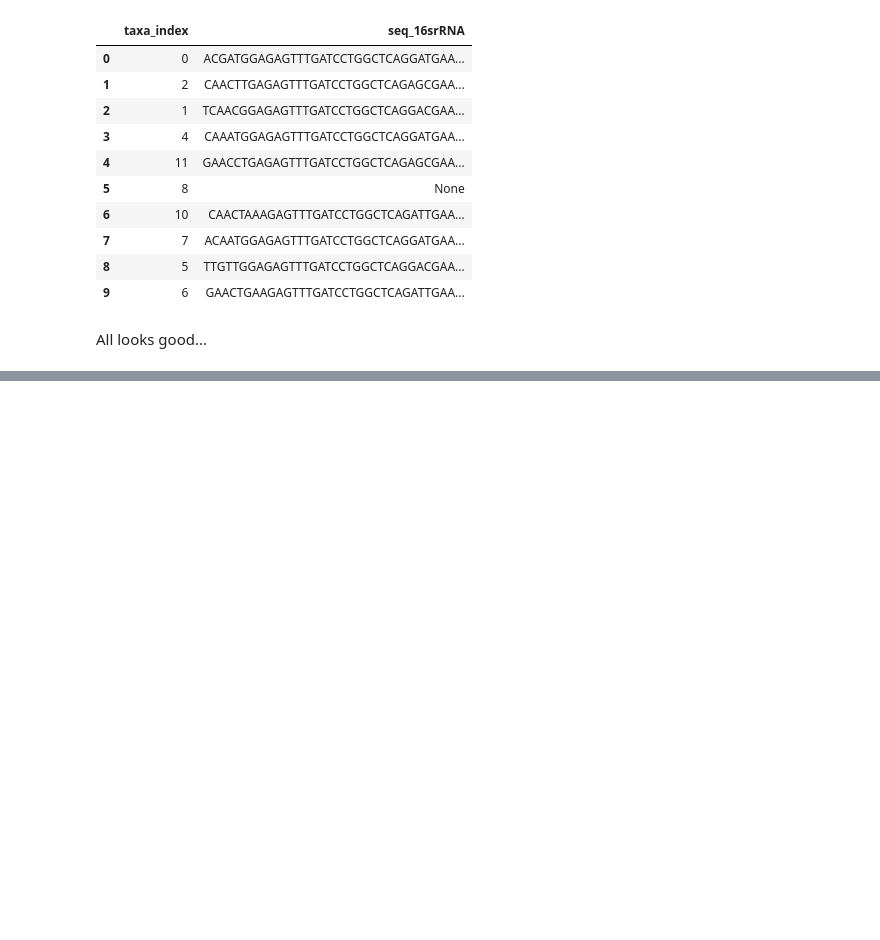
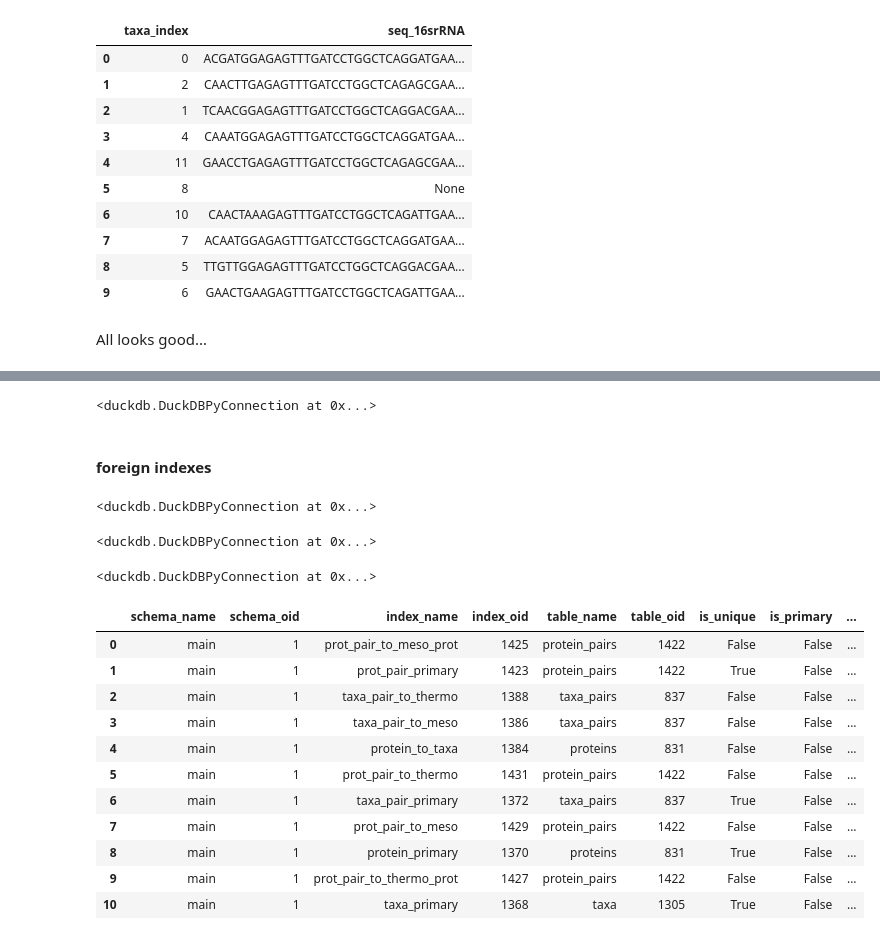
Before and after one commit to BeckResearchLab/learn2thermDB, a Jupyter notebook: notebooks/test-duckdb.ipynb, the cells around one changed output, grey strips where cells are left out. Saved outputs shown, nothing was run; the diff lists cells and outputs as text; code cells hidden in the pictures; blank space fills up the shorter version.

```diff
--- a/notebooks/test-duckdb.ipynb
+++ b/notebooks/test-duckdb.ipynb
@@ -340,0 +366,2 @@ All looks good...
+# %%
+conn = ddb.connect(database="./dbs/test_db")
@@ -340,0 +681,38 @@ All looks good...
+# %%
+conn.execute("CREATE UNIQUE INDEX prot_pair_primary ON protein_pairs (prot_pair_index)")
+# %% [output]
+<duckdb.DuckDBPyConnection at 0x...>
+# %% [markdown]
+#### foreign indexes
+# %%
+conn.execute("CREATE INDEX protein_to_taxa ON proteins (taxa_index)")
+# %% [output]
+<duckdb.DuckDBPyConnection at 0x...>
+# %%
+conn.execute("CREATE INDEX taxa_pair_to_meso ON taxa_pairs (meso_index)")
+conn.execute("CREATE INDEX taxa_pair_to_thermo ON taxa_pairs (thermo_index)")
+# %% [output]
+<duckdb.DuckDBPyConnection at 0x...>
+# %%
+conn.execute("CREATE INDEX prot_pair_to_meso ON protein_pairs (meso_index)")
+conn.execute("CREATE INDEX prot_pair_to_thermo ON protein_pairs (thermo_index)")
+
+conn.execute("CREATE INDEX prot_pair_to_meso_prot ON protein_pairs (meso_protein_int_index)")
+conn.execute("CREATE INDEX prot_pair_to_thermo_prot ON protein_pairs (thermo_protein_int_index)")
+# %% [output]
+<duckdb.DuckDBPyConnection at 0x...>
+# %%
+conn.execute("SELECT * FROM duckdb_indexes()").df()
+# %% [output]
+|  | schema_name | schema_oid | index_name | index_oid | table_name | table_oid | is_unique | is_primary | ... |
+| 0 | main | 1 | prot_pair_to_meso_prot | 1425 | protein_pairs | 1422 | False | False | ... |
+| 1 | main | 1 | prot_pair_primary | 1423 | protein_pairs | 1422 | True | False | ... |
+| 2 | main | 1 | taxa_pair_to_thermo | 1388 | taxa_pairs | 837 | False | False | ... |
+| 3 | main | 1 | taxa_pair_to_meso | 1386 | taxa_pairs | 837 | False | False | ... |
+| 4 | main | 1 | protein_to_taxa | 1384 | proteins | 831 | False | False | ... |
+| 5 | main | 1 | prot_pair_to_thermo | 1431 | protein_pairs | 1422 | False | False | ... |
+| 6 | main | 1 | taxa_pair_primary | 1372 | taxa_pairs | 837 | True | False | ... |
+| 7 | main | 1 | prot_pair_to_meso | 1429 | protein_pairs | 1422 | False | False | ... |
+| 8 | main | 1 | protein_primary | 1370 | proteins | 831 | True | False | ... |
+| 9 | main | 1 | prot_pair_to_thermo_prot | 1427 | protein_pairs | 1422 | False | False | ... |
+| 10 | main | 1 | taxa_primary | 1368 | taxa | 1305 | True | False | ... |
```
Also changed, not shown: parts of 75 cells of this notebook.
